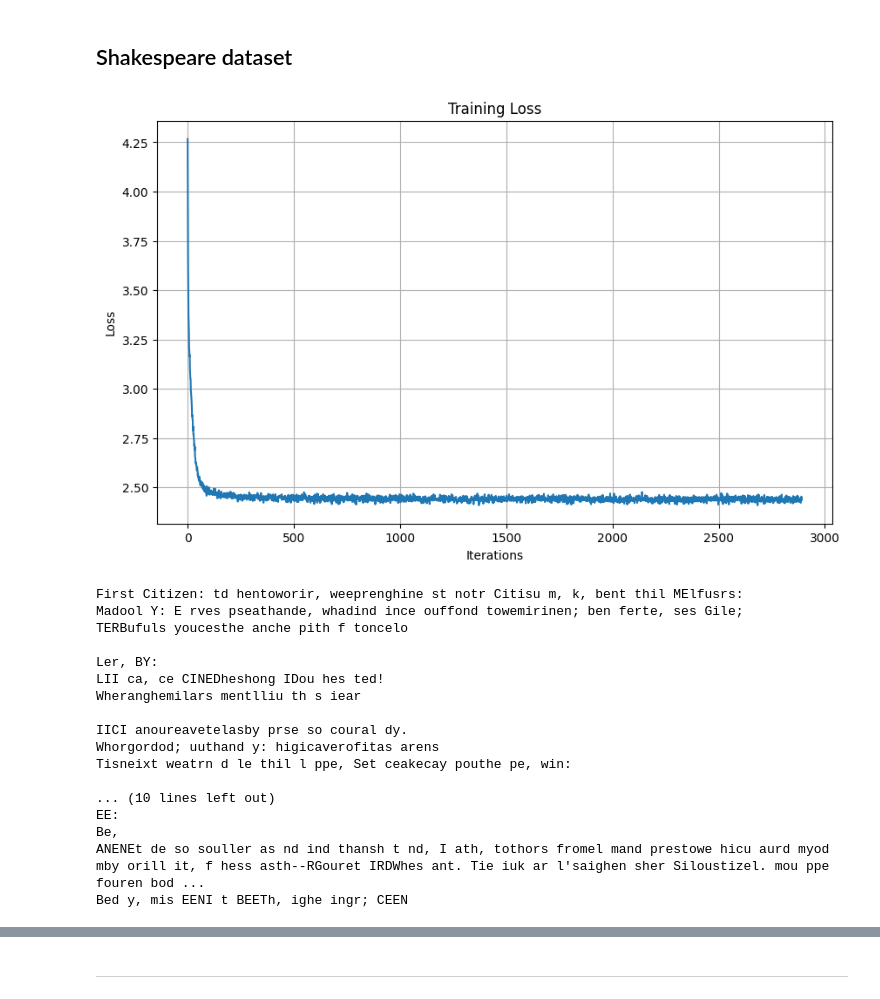
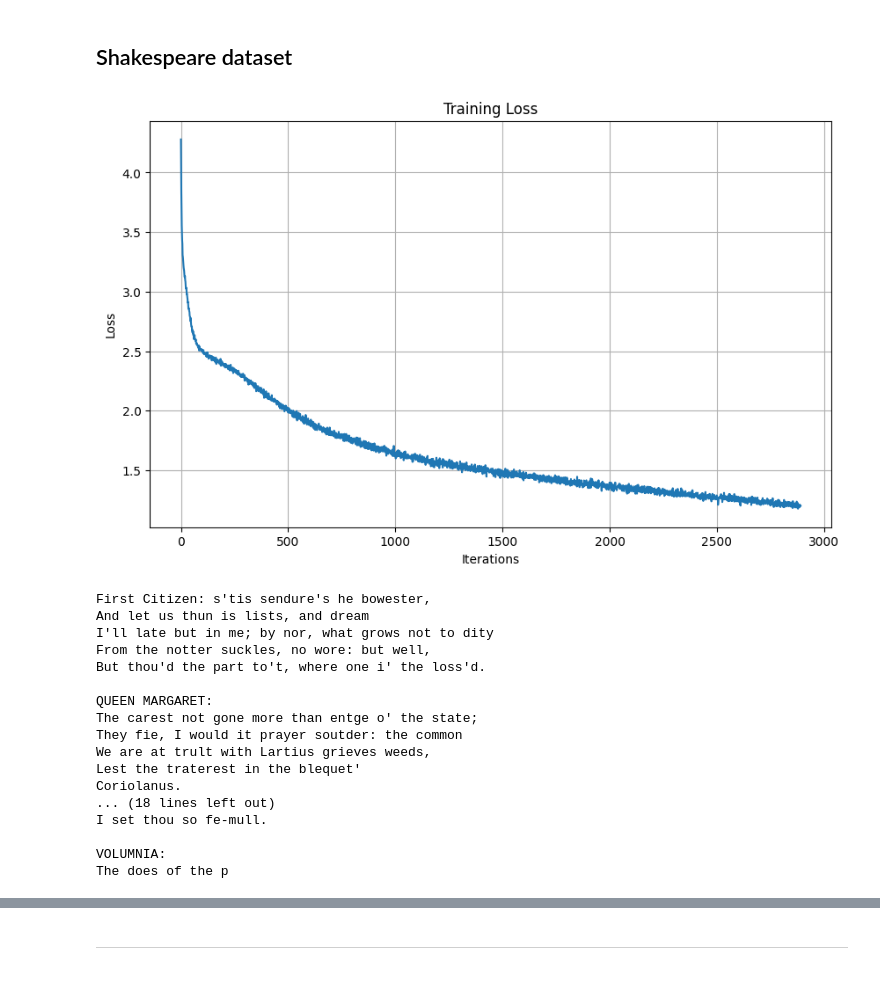
Before and after one commit to synaeira/language_model_project, a Jupyter notebook: src/test.ipynb, the cells around one changed output, grey strips where cells are left out. Saved outputs shown, nothing was run; the diff lists cells and outputs as text; code cells hidden in the pictures.

```diff
--- a/src/test.ipynb
+++ b/src/test.ipynb
@@ -55,58 +58,58 @@ def test(model, input_text, num_chars=1000, block_size=128, T = 1):
 # %%
 train = Trainer(datafile="../datasets/shakespeare-data-subset.txt",
                 block_size=128,
                 batch_size=128,
-                dim_emb=768,
+                dim_emb=512,
                 hidden_layer=128,
                 num_head=8,
-                num_transformer=12,
+                num_transformer=8,
                 learning_rate=0.0001,
                 iteration=6000)
 
 train.run()
 train.save_model(path="../trained_models/shakespeare-model.pth")
 
 plt.figure(figsize=(10, 6))
 plt.plot(train.running_loss)
 plt.title("Training Loss")
 plt.xlabel("Iterations")
 plt.ylabel("Loss")
 plt.grid(True)
 plt.show()
 # %% [output]
-[figure, old version]
+[figure, new version]
 # %%
-train = Trainer(datafile="../datasets/shakespeare-data-subset.txt",
-                block_size=128,
-                batch_size=128,
-                dim_emb=768,
-                hidden_layer=128,
-                num_head=8,
-                num_transformer=12,
-                learning_rate=0.0001,
-                iteration=6000)
+# train = Trainer(datafile="../datasets/shakespeare-data-subset.txt",
+#                 block_size=128,
+#                 batch_size=128,
+#                 dim_emb=512,
+#                 hidden_layer=128,
+#                 num_head=8,
+#                 num_transformer=8,
+#                 learning_rate=0.0001,
+#                 iteration=1000)
 
-train.load_model("../trained_models/shakespeare-model.pth")
+# train.load_model("../trained_models/shakespeare-model.pth")
 
 initial_phrase = "First Citizen: "
 generated_text = test(train, initial_phrase, num_chars=1000, block_size=128)
 
 print(generated_text)
 # %% [output]
-First Citizen: td hentoworir, weeprenghine st notr Citisu m, k, bent thil MElfusrs:
-Madool Y: E rves pseathande, whadind ince ouffond towemirinen; ben ferte, ses Gile;
-TERBufuls youcesthe anche pith f toncelo
+First Citizen: s'tis sendure's he bowester,
+And let us thun is lists, and dream
+I'll late but in me; by nor, what grows not to dity
+From the notter suckles, no wore: but well,
+But thou'd the part to't, where one i' the loss'd.
 
-Ler, BY:
-LII ca, ce CINEDheshong IDou hes ted!
-Wheranghemilars mentlliu th s iear
+QUEEN MARGARET:
+The carest not gone more than entge o' the state;
+They fie, I would it prayer soutder: the common
+We are at trult with Lartius grieves weeds,
+Lest the traterest in the blequet'
+Coriolanus.
+... (18 lines left out)
+I set thou so fe-mull.
 
-IICI anoureavetelasby prse so coural dy.
-Whorgordod; uuthand y: higicaverofitas arens
-Tisneixt weatrn d le thil l ppe, Set ceakecay pouthe pe, win:
-
-... (10 lines left out)
-EE:
-Be,
-ANENEt de so souller as nd ind thansh t nd, I ath, tothors fromel mand prestowe hicu aurd myod mby orill it, f hess asth--RGouret IRDWhes ant. Tie iuk ar l'saighen sher Siloustizel. mou ppe fouren bod ...
-Bed y, mis EENI t BEETh, ighe ingr; CEEN
+VOLUMNIA:
+The does of the p
```
Also changed, not shown: parts of 4 cells of this notebook, 4 other files.
